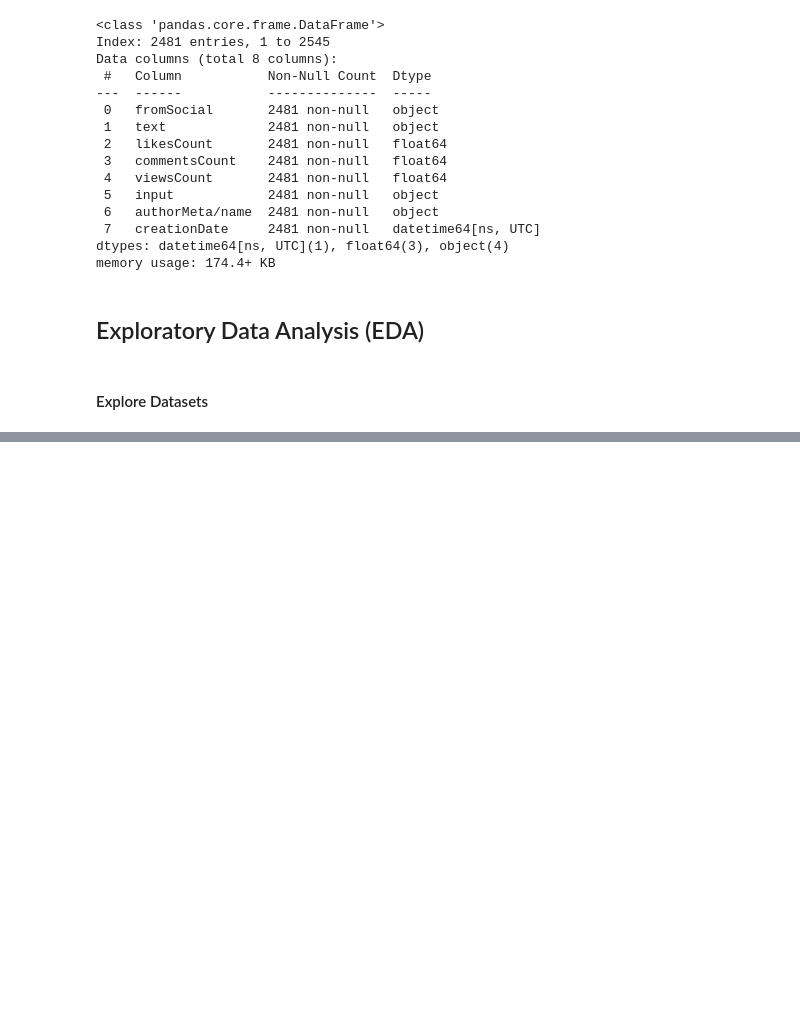
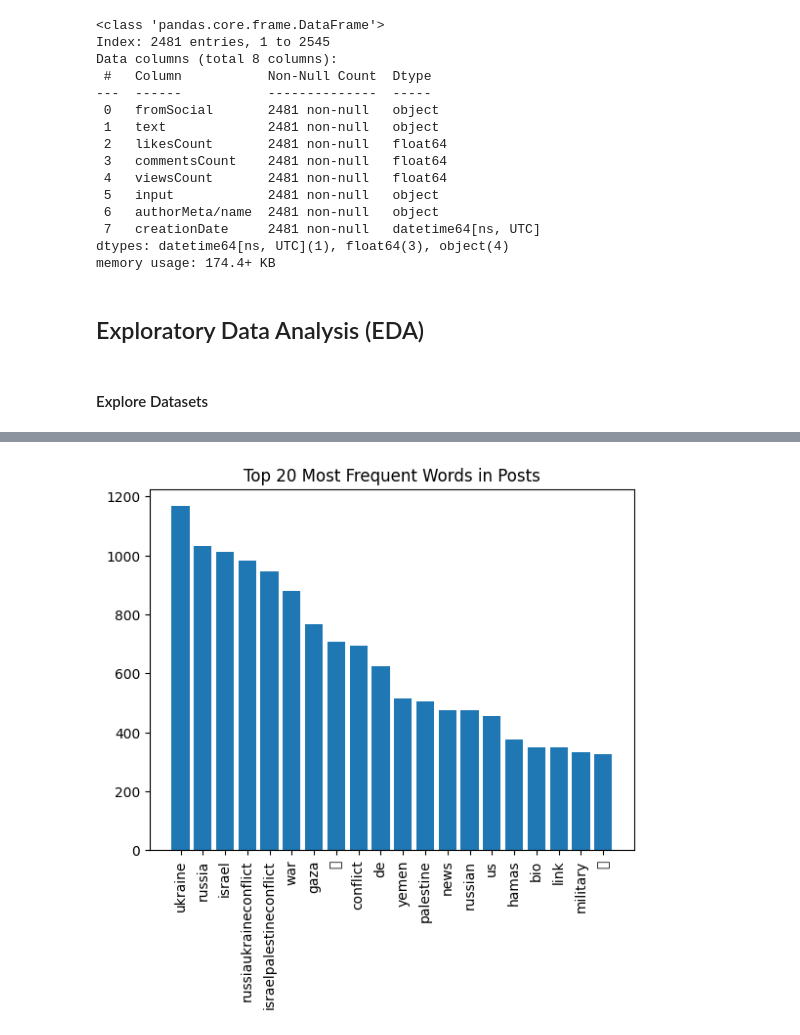
Before and after one commit to Bayhaqieee/Global_Conflict_Hashtag, a Jupyter notebook: analysis.ipynb, the cells around one changed output, grey strips where cells are left out. Saved outputs shown, nothing was run; the diff lists cells and outputs as text; code cells hidden in the pictures; blank space fills up the shorter version.

```diff
--- a/analysis.ipynb
+++ b/analysis.ipynb
@@ -366,0 +382,3 @@ data_df.describe(include="all")
+# %%
+nltk.download('stopwords')
+stop_words = set(stopwords.words('english'))
@@ -366,0 +389,15 @@ data_df.describe(include="all")
+# %%
+text_data = ' '.join(data_df['text'].fillna('').apply(lambda x: re.sub(r'[^\w\s]', '', x.lower())))
+# %%
+filtered_words = [word for word in text_data.split() if word not in stop_words]
+# %%
+word_freq = Counter(filtered_words)
+common_words = word_freq.most_common(20)
+# %%
+words, counts = zip(*common_words)
+plt.bar(words, counts)
+plt.xticks(rotation=90)
+plt.title("Top 20 Most Frequent Words in Posts")
+plt.show()
+# %% [output]
+[figure, added]
```
Also changed, not shown: parts of 5 cells of this notebook.
